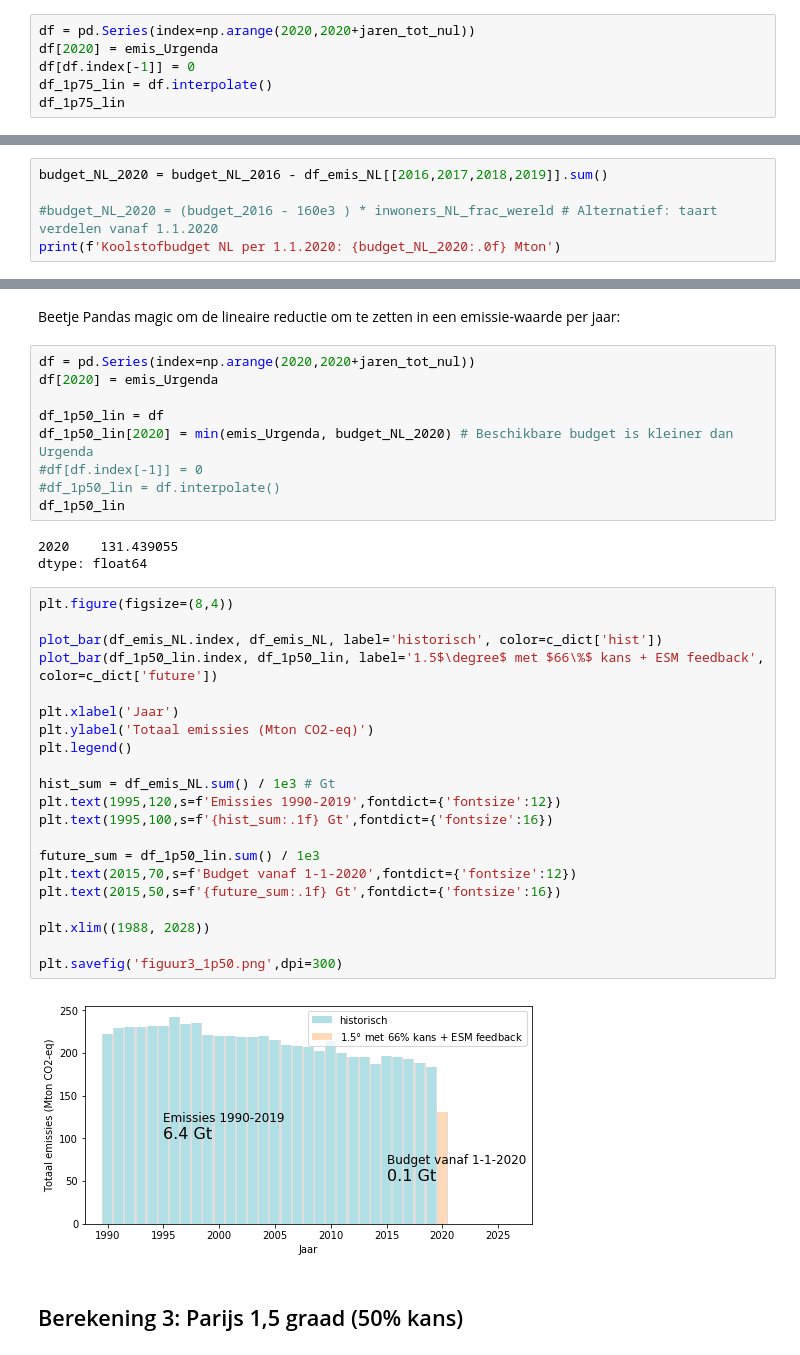
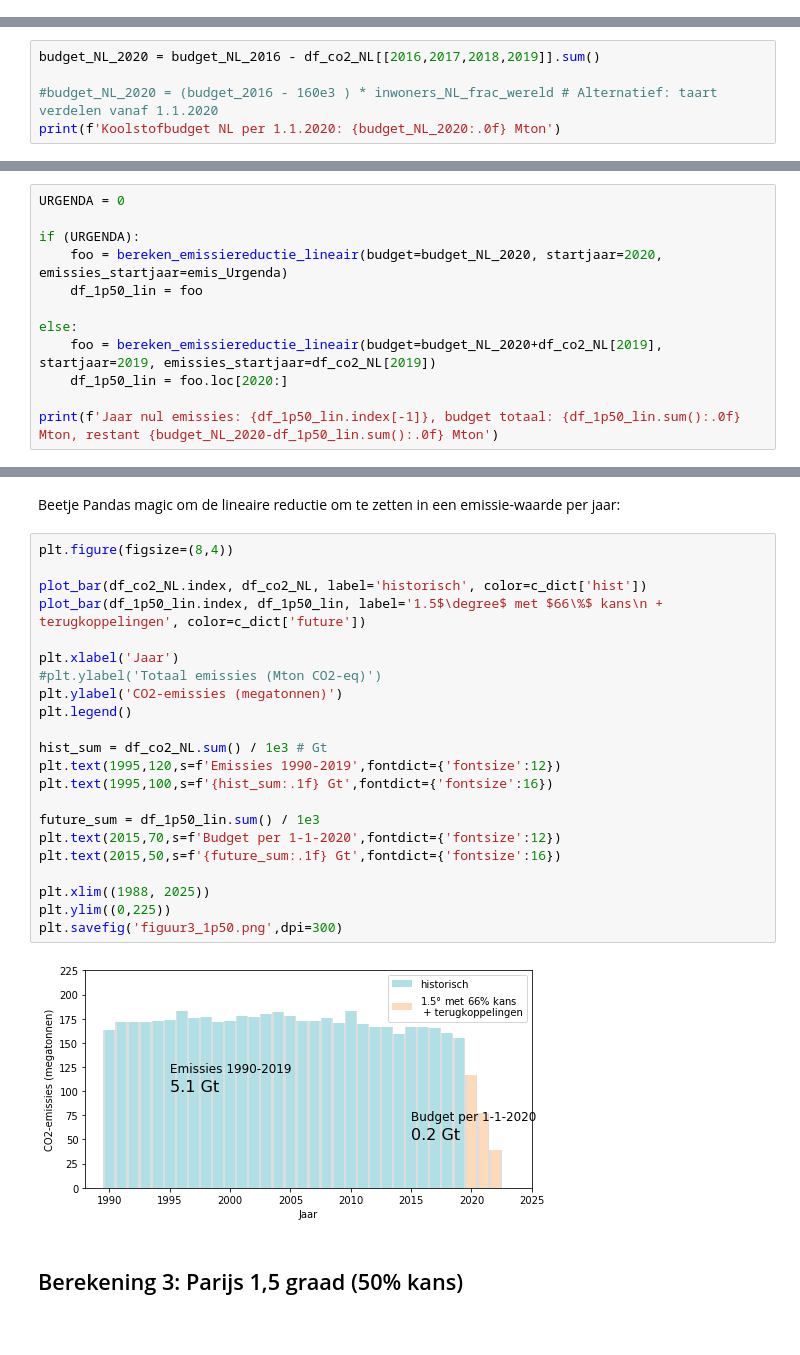
Before and after one commit to lvankampenhout/BKG_emissies_NL, a Jupyter notebook: koolstofbudget.ipynb, the cells around one changed output, grey strips where cells are left out. Cells and saved outputs as stored; diff of their text form.

```diff
--- a/koolstofbudget.ipynb
+++ b/koolstofbudget.ipynb
@@ -229,6 +210,0 @@ Beetje Pandas magic om de lineaire reductie om te zetten in een emissie-waarde p
-# %%
-df = pd.Series(index=np.arange(2020,2020+jaren_tot_nul))
-df[2020] = emis_Urgenda
-df[df.index[-1]] = 0
-df_1p75_lin = df.interpolate()
-df_1p75_lin
@@ -321,7 +315,7 @@ Koolstofbudget NL per 1.1.2016: 892 Mton
 # %% [markdown]
 Sinds het peiljaar 2016 zijn we 4 jaren verder met weinig mitigatie. Het budget per 1.1.2020 is geslonken tot
 # %%
-budget_NL_2020 = budget_NL_2016 - df_emis_NL[[2016,2017,2018,2019]].sum()
+budget_NL_2020 = budget_NL_2016 - df_co2_NL[[2016,2017,2018,2019]].sum()
 
 #budget_NL_2020 = (budget_2016 - 160e3 ) * inwoners_NL_frac_wereld # Alternatief: taart verdelen vanaf 1.1.2020
 print(f'Koolstofbudget NL per 1.1.2020: {budget_NL_2020:.0f} Mton')
@@ -342,0 +324,12 @@ jaren_tot_nul
+# %%
+URGENDA = 0
+
+if (URGENDA):
+    foo = bereken_emissiereductie_lineair(budget=budget_NL_2020, startjaar=2020, emissies_startjaar=emis_Urgenda)
+    df_1p50_lin = foo
+
+else:
+    foo = bereken_emissiereductie_lineair(budget=budget_NL_2020+df_co2_NL[2019], startjaar=2019, emissies_startjaar=df_co2_NL[2019])
+    df_1p50_lin = foo.loc[2020:]
+
+print(f'Jaar nul emissies: {df_1p50_lin.index[-1]}, budget totaal: {df_1p50_lin.sum():.0f} Mton, restant {budget_NL_2020-df_1p50_lin.sum():.0f} Mton')
@@ -343,40 +340,29 @@ jaren_tot_nul
 # %% [markdown]
 Beetje Pandas magic om de lineaire reductie om te zetten in een emissie-waarde per jaar:
-# %%
-df = pd.Series(index=np.arange(2020,2020+jaren_tot_nul))
-df[2020] = emis_Urgenda
-
-df_1p50_lin = df
-df_1p50_lin[2020] = min(emis_Urgenda, budget_NL_2020) # Beschikbare budget is kleiner dan Urgenda
-#df[df.index[-1]] = 0
-#df_1p50_lin = df.interpolate()
-df_1p50_lin
-# %% [output]
-2020    131.439055
-dtype: float64
 # %%
 plt.figure(figsize=(8,4))
 
-plot_bar(df_emis_NL.index, df_emis_NL, label='historisch', color=c_dict['hist'])
-plot_bar(df_1p50_lin.index, df_1p50_lin, label='1.5$\degree$ met $66\%$ kans + ESM feedback', color=c_dict['future'])
+plot_bar(df_co2_NL.index, df_co2_NL, label='historisch', color=c_dict['hist'])
+plot_bar(df_1p50_lin.index, df_1p50_lin, label='1.5$\degree$ met $66\%$ kans\n + terugkoppelingen', color=c_dict['future'])
 
 plt.xlabel('Jaar')
-plt.ylabel('Totaal emissies (Mton CO2-eq)')
+#plt.ylabel('Totaal emissies (Mton CO2-eq)')
+plt.ylabel('CO2-emissies (megatonnen)')
 plt.legend()
 
-hist_sum = df_emis_NL.sum() / 1e3 # Gt
+hist_sum = df_co2_NL.sum() / 1e3 # Gt
 plt.text(1995,120,s=f'Emissies 1990-2019',fontdict={'fontsize':12})
 plt.text(1995,100,s=f'{hist_sum:.1f} Gt',fontdict={'fontsize':16})
 
 future_sum = df_1p50_lin.sum() / 1e3
-plt.text(2015,70,s=f'Budget vanaf 1-1-2020',fontdict={'fontsize':12})
+plt.text(2015,70,s=f'Budget per 1-1-2020',fontdict={'fontsize':12})
 plt.text(2015,50,s=f'{future_sum:.1f} Gt',fontdict={'fontsize':16})
 
-plt.xlim((1988, 2028))
-
+plt.xlim((1988, 2025))
+plt.ylim((0,225))
 plt.savefig('figuur3_1p50.png',dpi=300)
 # %% [output]
-[figure, old version]
+[figure, new version]
 # %% [markdown]
 ## Berekening 3: Parijs 1,5 graad (50% kans)
 # %% [markdown]
```
Also changed, not shown: parts of 79 cells of this notebook.
